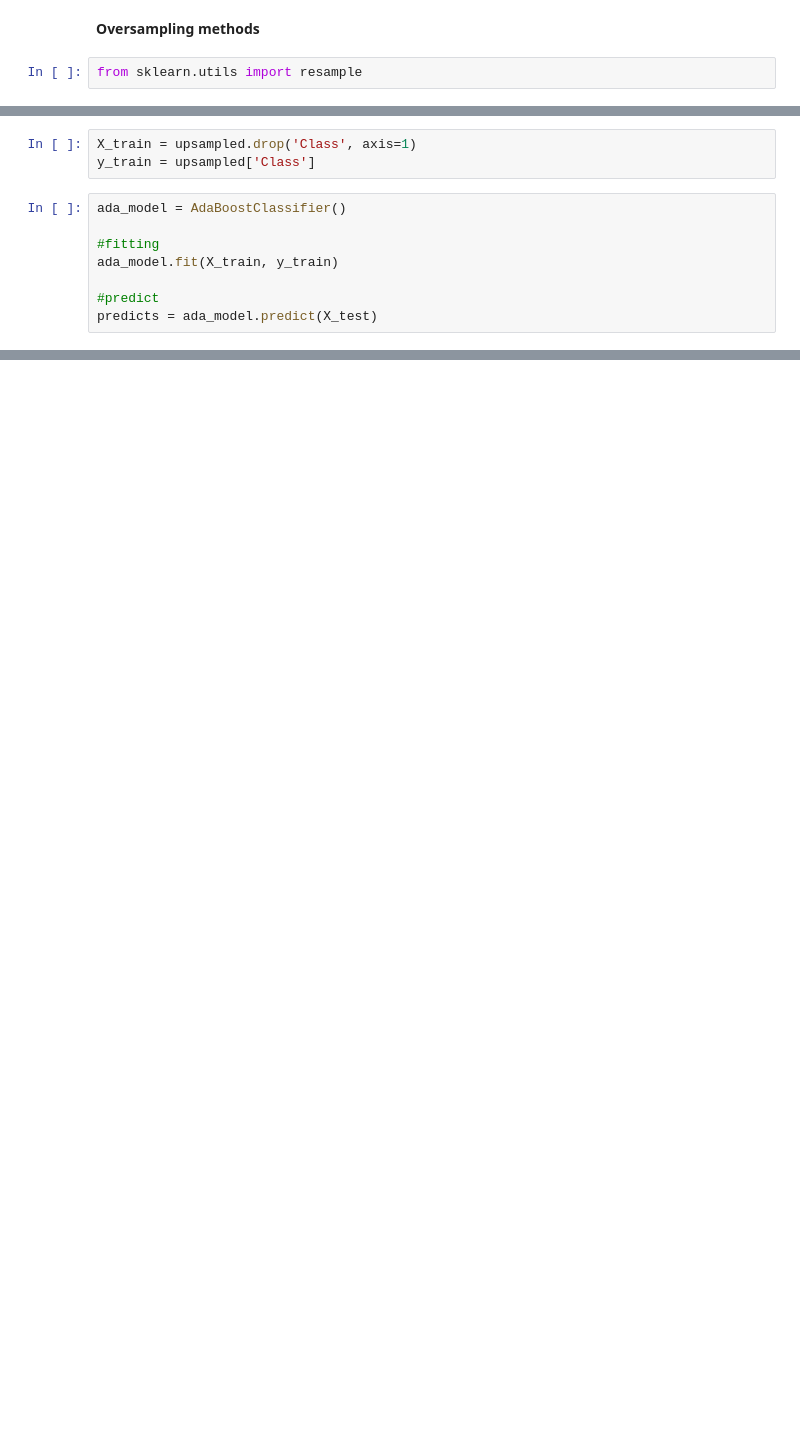
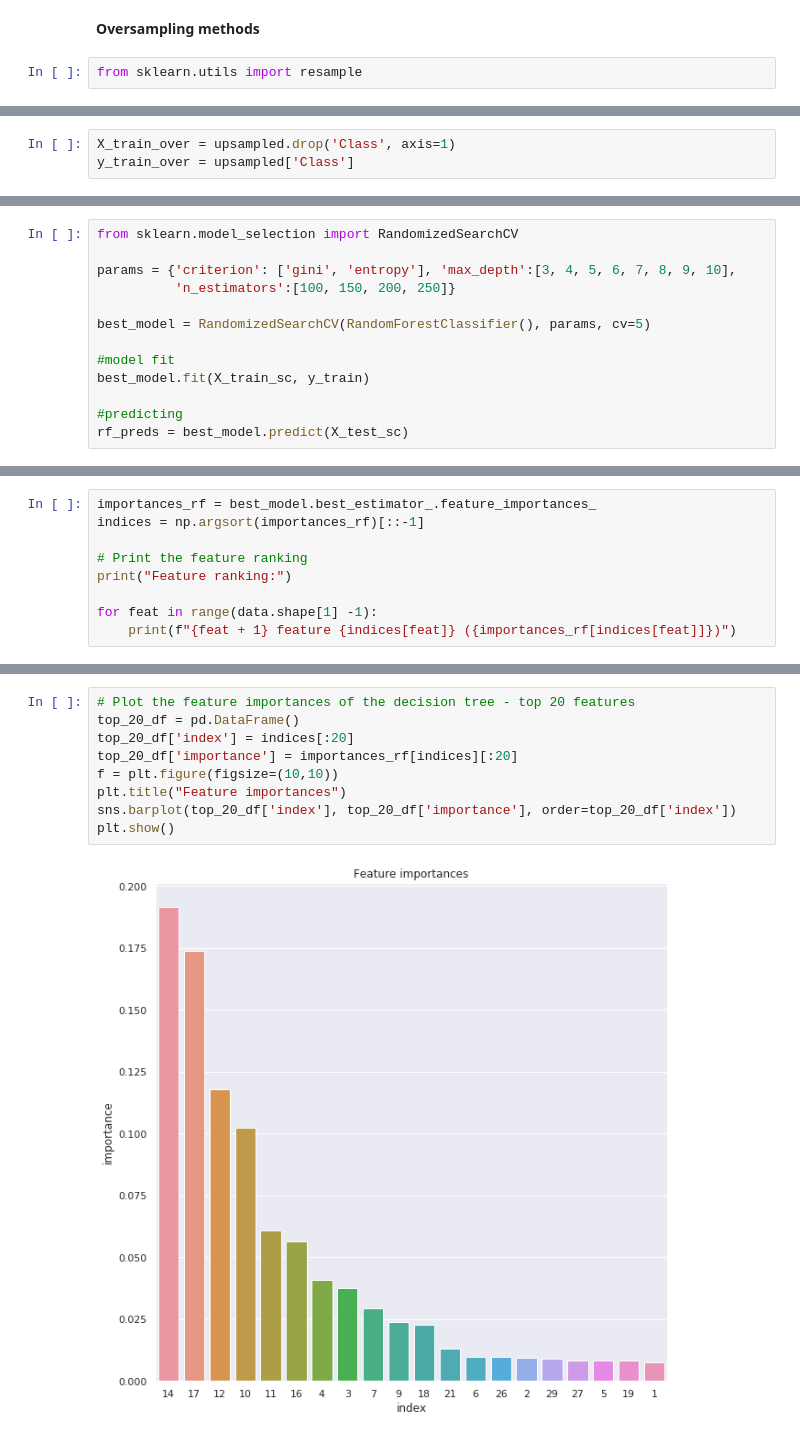
Before and after one commit to drorrosen/Credit-Card-Fraud-Detection, a Jupyter notebook: Exploration_Fraud.ipynb, the cells around one changed output, grey strips where cells are left out. Cells and saved outputs as stored; diff of their text form; blank space fills up the shorter version.

```diff
--- a/Exploration_Fraud.ipynb
+++ b/Exploration_Fraud.ipynb
@@ -457,12 +427,4 @@ upsampled['Class'].value_counts()
 Name: Class, dtype: int64
 # %%
-X_train = upsampled.drop('Class', axis=1)
-y_train = upsampled['Class']
+X_train_over = upsampled.drop('Class', axis=1)
+y_train_over = upsampled['Class']
-# %%
-ada_model = AdaBoostClassifier()
-
-#fitting
-ada_model.fit(X_train, y_train)
-
-#predict
-predicts = ada_model.predict(X_test)
@@ -484,0 +459,13 @@ weighted avg       1.00      0.98      0.99     28481
+# %%
+from sklearn.model_selection import RandomizedSearchCV
+
+params = {'criterion': ['gini', 'entropy'], 'max_depth':[3, 4, 5, 6, 7, 8, 9, 10],
+          'n_estimators':[100, 150, 200, 250]}
+
+best_model = RandomizedSearchCV(RandomForestClassifier(), params, cv=5)
+
+#model fit
+best_model.fit(X_train_sc, y_train)
+
+#predicting
+rf_preds = best_model.predict(X_test_sc)
@@ -484,0 +490,9 @@ weighted avg       1.00      0.98      0.99     28481
+# %%
+importances_rf = best_model.best_estimator_.feature_importances_
+indices = np.argsort(importances_rf)[::-1]
+
+# Print the feature ranking
+print("Feature ranking:")
+
+for feat in range(data.shape[1] -1):
+    print(f"{feat + 1} feature {indices[feat]} ({importances_rf[indices[feat]]})")
@@ -484,0 +517,11 @@ weighted avg       1.00      0.98      0.99     28481
+# %%
+# Plot the feature importances of the decision tree - top 20 features
+top_20_df = pd.DataFrame()
+top_20_df['index'] = indices[:20]
+top_20_df['importance'] = importances_rf[indices][:20]
+f = plt.figure(figsize=(10,10))
+plt.title("Feature importances")
+sns.barplot(top_20_df['index'], top_20_df['importance'], order=top_20_df['index'])
+plt.show()
+# %% [output]
+[figure, added]
```
Also changed, not shown: parts of 34 cells of this notebook.
